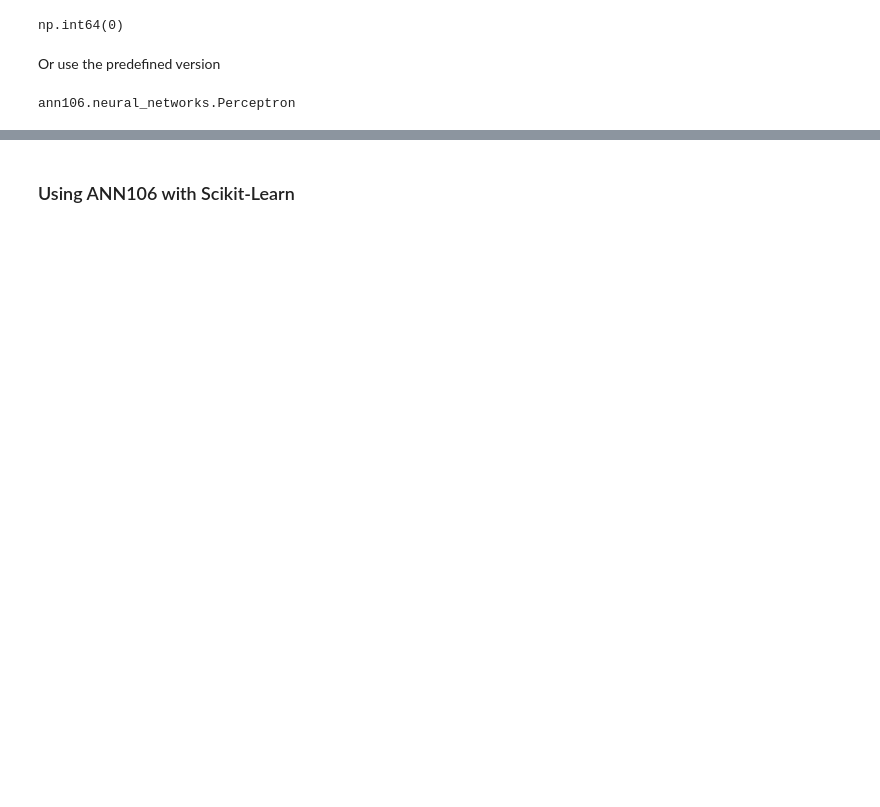
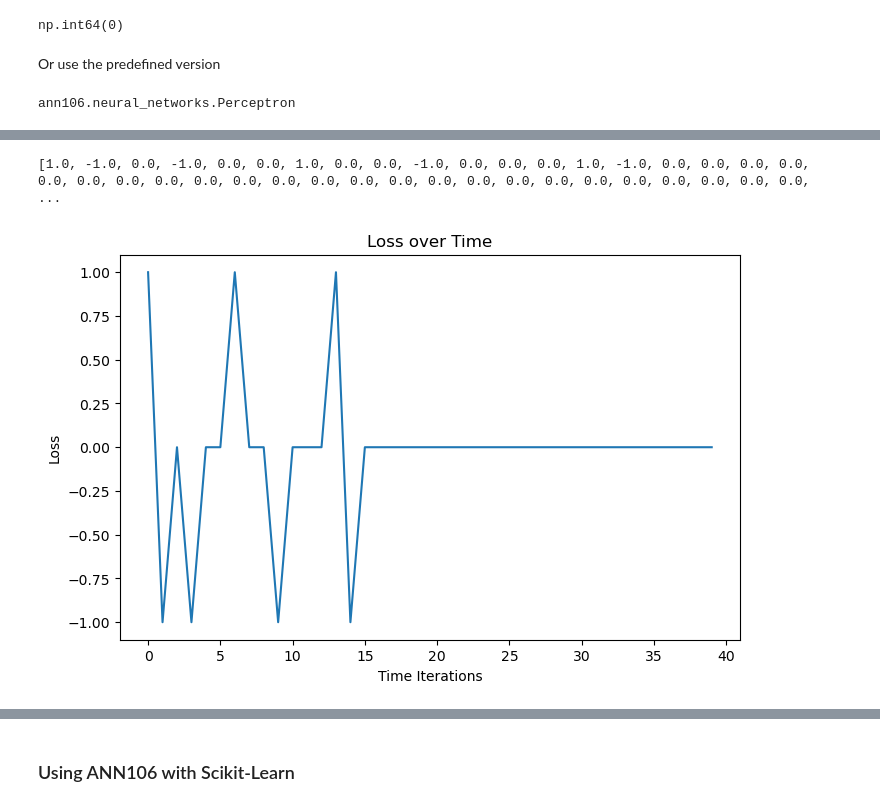
Before and after one commit to xXAI-botXx/ANN-106, a Jupyter notebook: src/test-notebooks/Using_ann106.ipynb, the cells around one changed output, grey strips where cells are left out. Saved outputs shown, nothing was run; the diff lists cells and outputs as text; code cells hidden in the pictures; blank space fills up the shorter version.

Commit message:
Fixed Sklearn and loss plotting

```diff
--- a/src/test-notebooks/Using_ann106.ipynb
+++ b/src/test-notebooks/Using_ann106.ipynb
@@ -127,3 +127,8 @@ Congratulations!!!🥳
 🚀 Your model 🚀 waits here for you:
       -> './models\Perceptron.pkl'
 np.int64(0)
+# %%
+model.loss_plot(width=8, height=5, smoothing_size=1, should_show=True)
+# %% [output]
+[1.0, -1.0, 0.0, -1.0, 0.0, 0.0, 1.0, 0.0, 0.0, -1.0, 0.0, 0.0, 0.0, 1.0, -1.0, 0.0, 0.0, 0.0, 0.0, 0.0, 0.0, 0.0, 0.0, 0.0, 0.0, 0.0, 0.0, 0.0, 0.0, 0.0, 0.0, 0.0, 0.0, 0.0, 0.0, 0.0, 0.0, 0.0, 0.0,  ...
+[figure, added]
```
Also changed, not shown: parts of 7 cells of this notebook, 3 other files.
